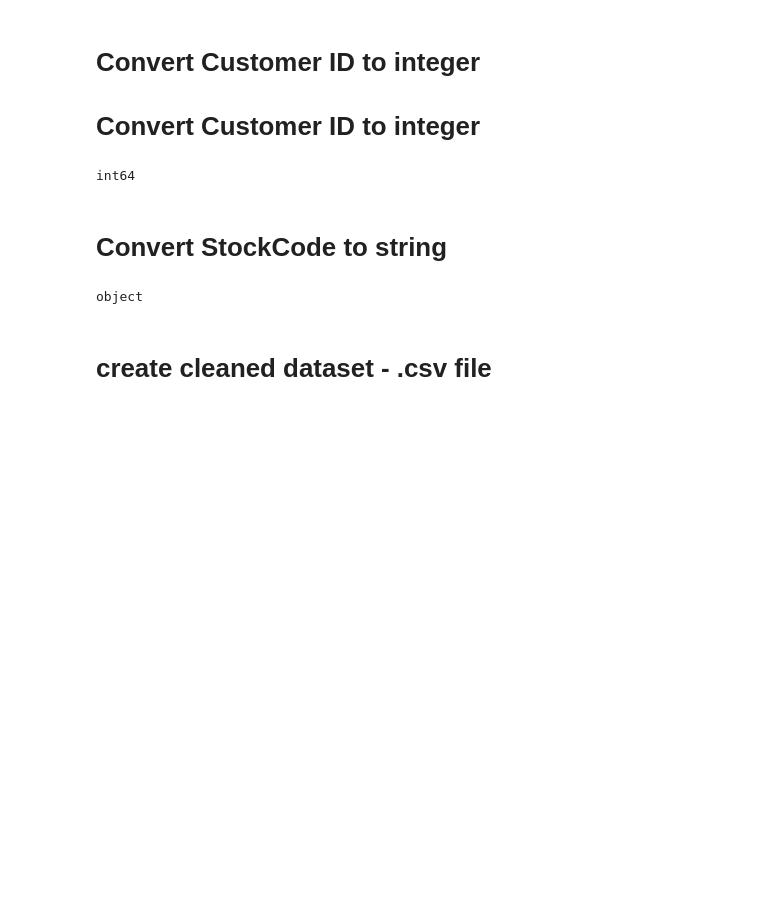
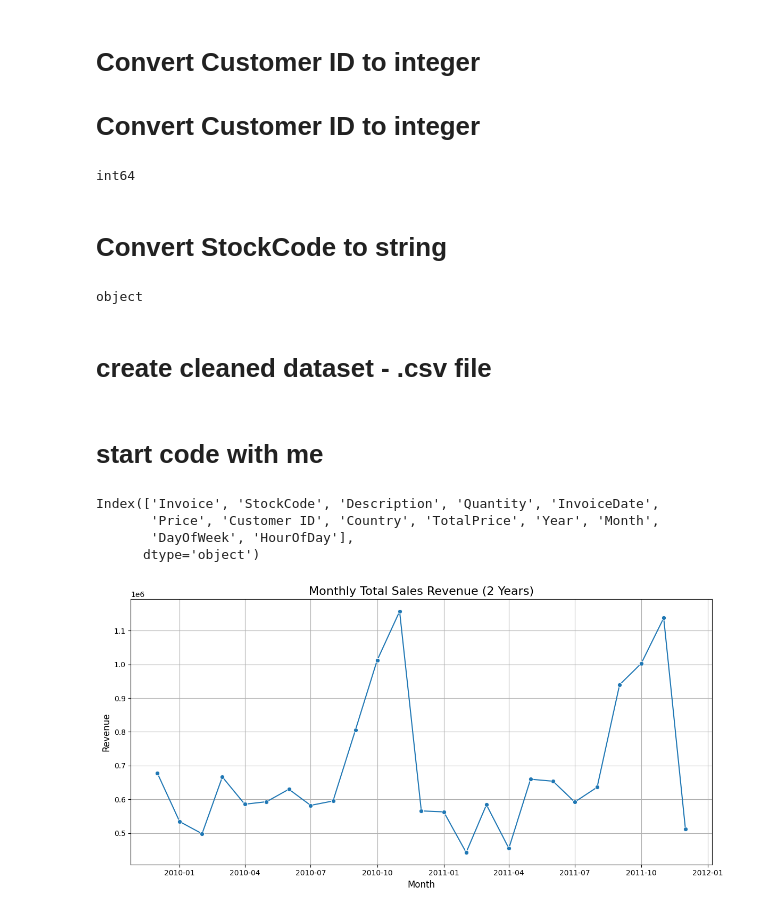
Before and after one commit to ShenSingh/StrategicGrowthAnalysis-UniqueGiftsLtd, a Jupyter notebook: notebooks/retail_analysis.ipynb, the cells around one changed output. Saved outputs shown, nothing was run; the diff lists cells and outputs as text; code cells hidden in the pictures; blank space fills up the shorter version.

Commit message:
start

```diff
--- a/notebooks/retail_analysis.ipynb
+++ b/notebooks/retail_analysis.ipynb
@@ -275,0 +289,51 @@ df.to_csv('../data/cleaned-dataset.csv', index=False)
+# %% [markdown]
+# start code with me
+# %%
+import pandas as pd
+
+df = pd.read_csv('../data/cleaned-dataset.csv')
+print(df.columns)
+# %% [output]
+Index(['Invoice', 'StockCode', 'Description', 'Quantity', 'InvoiceDate',
+       'Price', 'Customer ID', 'Country', 'TotalPrice', 'Year', 'Month',
+       'DayOfWeek', 'HourOfDay'],
+      dtype='object')
+# %%
+import pandas as pd
+import matplotlib.pyplot as plt
+import seaborn as sns
+
+# Load cleaned dataset
+df = pd.read_csv('../data/cleaned-dataset.csv')
+
+# Convert 'InvoiceDate' column to datetime
+df['InvoiceDate'] = pd.to_datetime(df['InvoiceDate'])
+
+# Extract Year-Month for grouping
+df['YearMonth'] = df['InvoiceDate'].dt.to_period('M')
+
+# Calculate revenue per row if 'TotalPrice' doesn't already exist or is accurate
+# If TotalPrice exists and is correct, use it directly
+# Otherwise calculate revenue as Price * Quantity
+if 'TotalPrice' in df.columns and df['TotalPrice'].notnull().all():
+    df['Revenue'] = df['TotalPrice']
+else:
+    df['Revenue'] = df['Price'] * df['Quantity']
+
+# Group by YearMonth and sum revenue
+monthly_revenue = df.groupby('YearMonth')['Revenue'].sum().reset_index()
+
+# Convert YearMonth to timestamp for plotting
+monthly_revenue['YearMonth'] = monthly_revenue['YearMonth'].dt.to_timestamp()
+
+# Plot monthly revenue trend
+plt.figure(figsize=(12,6))
+sns.lineplot(data=monthly_revenue, x='YearMonth', y='Revenue', marker='o')
+plt.title('Monthly Total Sales Revenue (2 Years)', fontsize=16)
+plt.xlabel('Month', fontsize=12)
+plt.ylabel('Revenue', fontsize=12)
+plt.grid(True)
+plt.tight_layout()
+plt.show()
+# %% [output]
+[figure, added]
```
Also changed, not shown: parts of 2 cells of this notebook, 1 other file.
